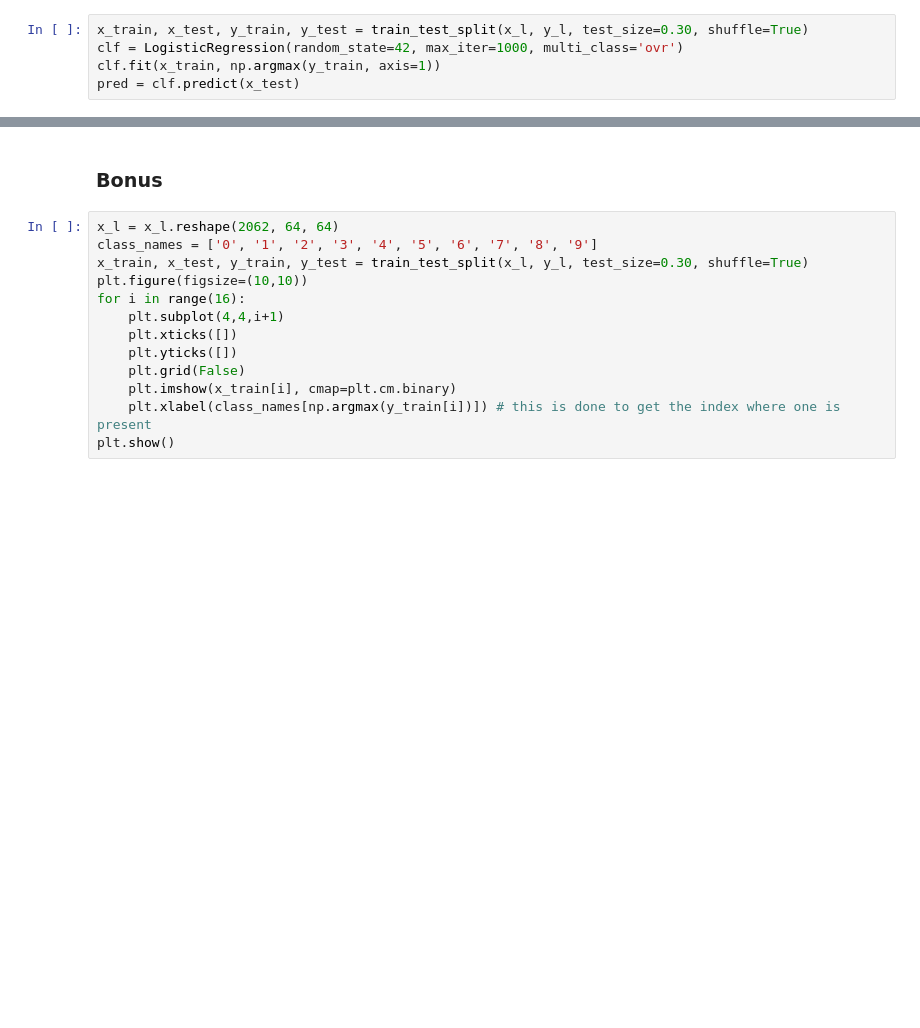
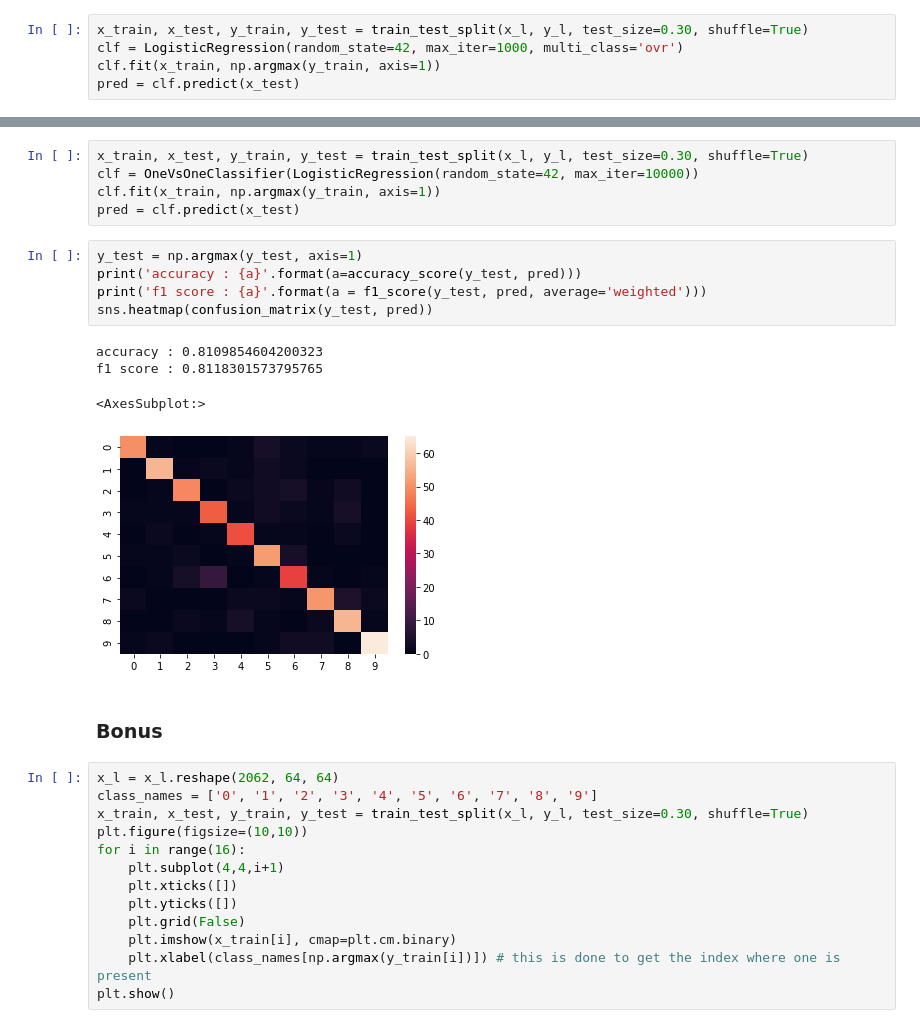
Before and after one commit to kanishk779/SMAI-2, a Jupyter notebook: question2.ipynb, the cells around one changed output, grey strips where cells are left out. Cells and saved outputs as stored; diff of their text form; blank space fills up the shorter version.

```diff
--- a/question2.ipynb
+++ b/question2.ipynb
@@ -193,3 +201,18 @@ np.vectorize(give_max,signature='(n)->()')(predictions.astype(int))
+# %%
+x_train, x_test, y_train, y_test = train_test_split(x_l, y_l, test_size=0.30, shuffle=True)
+clf = OneVsOneClassifier(LogisticRegression(random_state=42, max_iter=10000))
+clf.fit(x_train, np.argmax(y_train, axis=1))
+pred = clf.predict(x_test)
+# %%
+y_test = np.argmax(y_test, axis=1)
+print('accuracy : {a}'.format(a=accuracy_score(y_test, pred)))
+print('f1 score : {a}'.format(a = f1_score(y_test, pred, average='weighted')))
+sns.heatmap(confusion_matrix(y_test, pred))
+# %% [output]
+accuracy : 0.8109854604200323
+f1 score : 0.8118301573795765
+<AxesSubplot:>
+[figure, added]
 # %% [markdown]
 ### Bonus
 # %%
```
Also changed, not shown: parts of 11 cells of this notebook.
